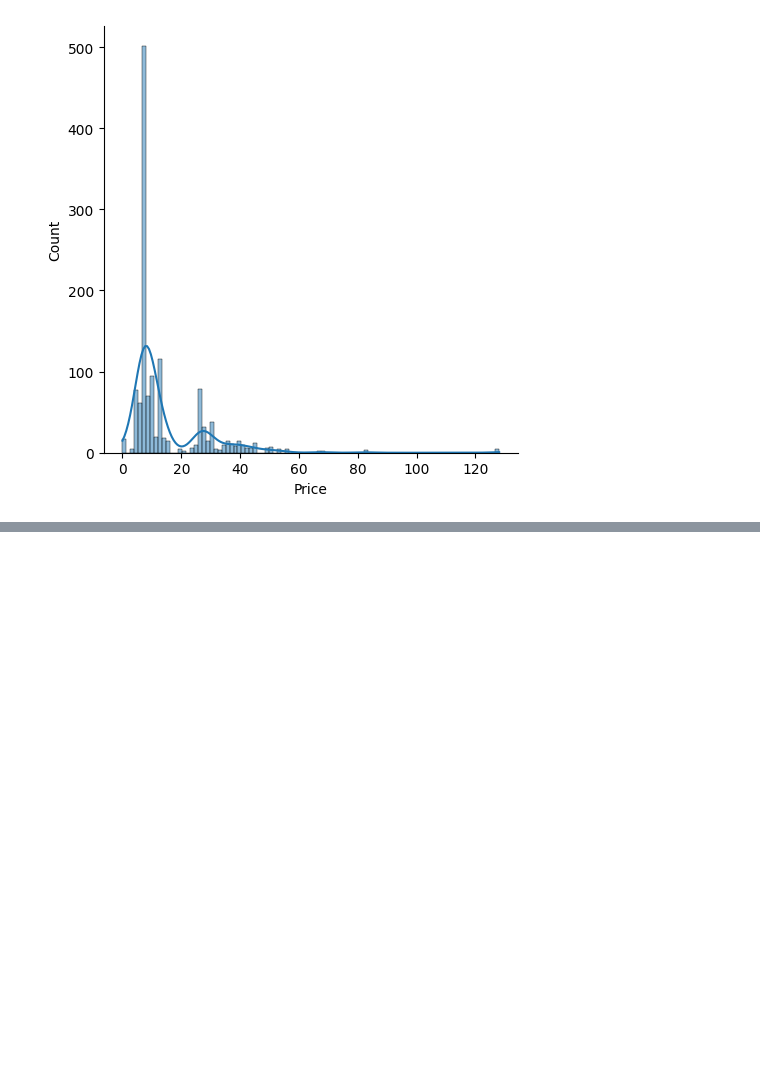
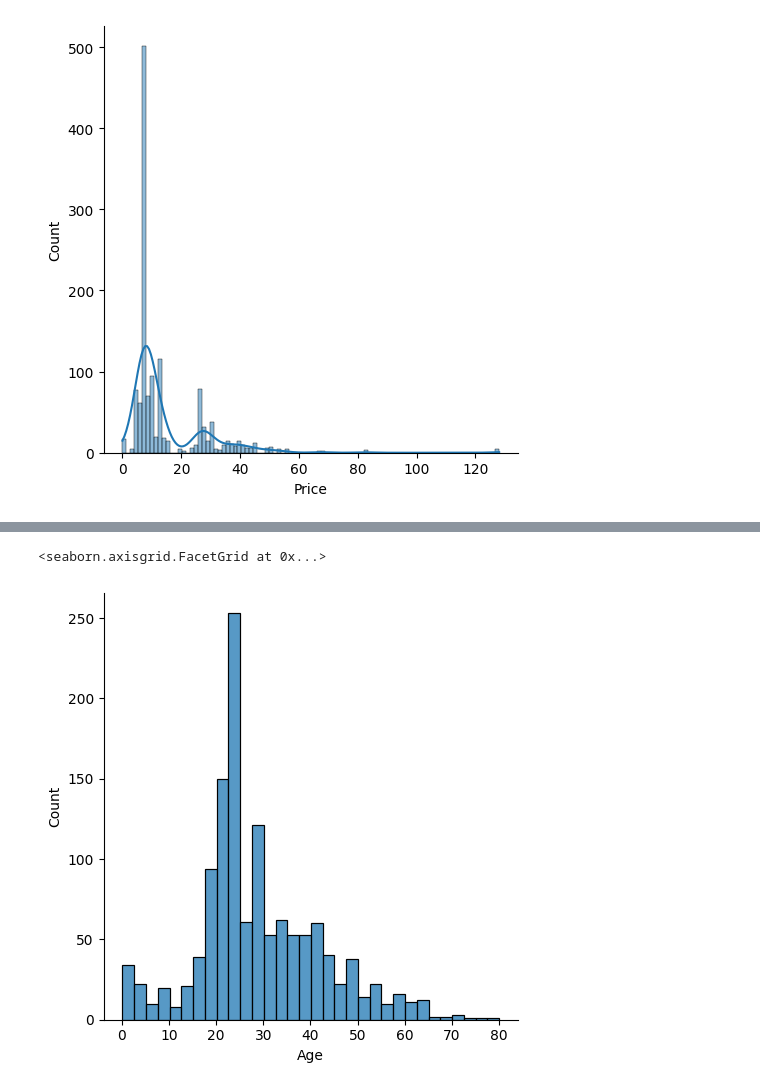
Before and after one commit to SergeyKYu/Training, a Jupyter notebook: titanic_train/titanic_notebook.ipynb, the cells around one changed output, grey strips where cells are left out. Saved outputs shown, nothing was run; the diff lists cells and outputs as text; code cells hidden in the pictures; blank space fills up the shorter version.

```diff
--- a/titanic_train/titanic_notebook.ipynb
+++ b/titanic_train/titanic_notebook.ipynb
@@ -162,0 +158,5 @@ df
+# %%
+df['family'] = df['SibSp']+df['Parch']
+df['Alone'] = 1
+df['Alone'] = df['family'] == 0
+df['Alone'] = df['Alone'].astype('int')
@@ -162,0 +185,3 @@ df
+# %%
+age_gr = pd.pivot_table(df, index=['Sex', 'Pclass'], values=['Age'], aggfunc = np.median)
+age_gr
@@ -162,0 +197,5 @@ df
+# %%
+df2 = df.copy()
+df2 = pd.merge(df, age_gr, how='left', on=['Sex', 'Pclass'])
+df['Age'] = df['Age'].fillna(df2['Age_y'])
+df
@@ -162,0 +216,5 @@ df
+# %%
+sns.displot(df['Age'])
+# %% [output]
+<seaborn.axisgrid.FacetGrid at 0x...>
+[figure, added]
```
Also changed, not shown: parts of 34 cells of this notebook, 1 other file.
